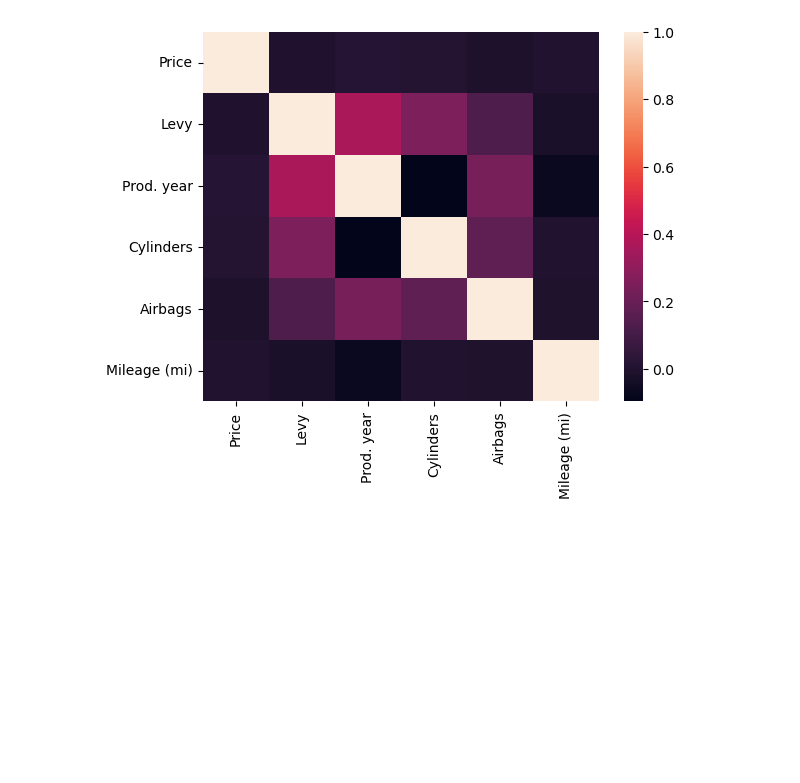
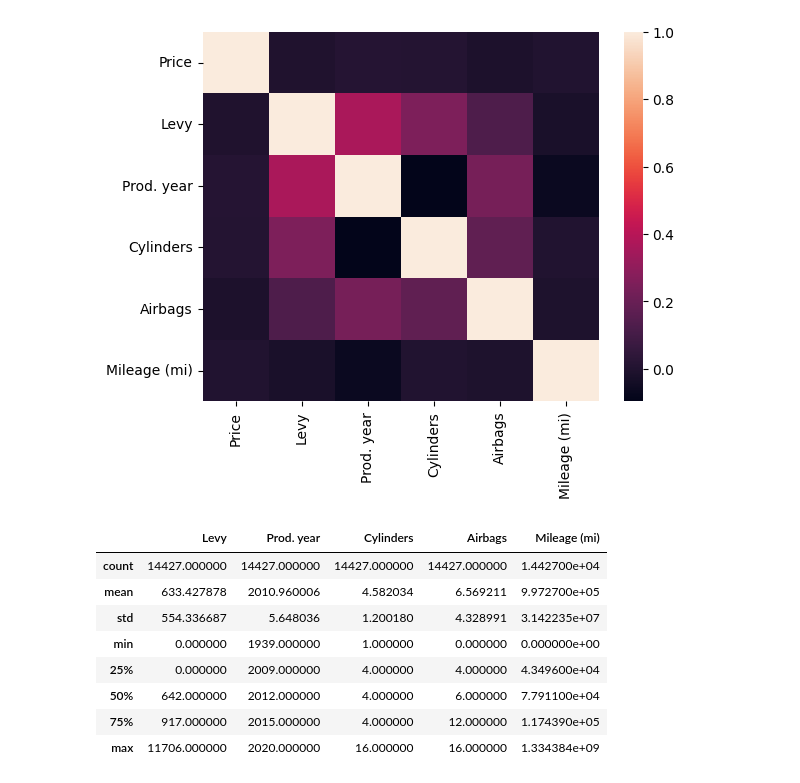
Before and after one commit to lordegraves/predictingCarPrices, a Jupyter notebook: main.ipynb, the cells around one changed output. Saved outputs shown, nothing was run; the diff lists cells and outputs as text; code cells hidden in the pictures; blank space fills up the shorter version.

```diff
--- a/main.ipynb
+++ b/main.ipynb
@@ -111,3 +116,23 @@ sns.heatmap(corr_matrix)
 # %% [output]
 <Axes: >
 [figure]
+# %%
+# Strip 'Price' column out for 'X'
+X = car_df.drop(columns='Price')
+
+# Set y to 'Price' column
+y = car_df['Price']
+
+# Split the data into training and testing sets
+X_train, X_test, y_train, y_test = train_test_split(X, y, random_state=42)
+X_train.describe()
+# %% [output]
+|  | Levy | Prod. year | Cylinders | Airbags | Mileage (mi) |
+| count | 14427.000000 | 14427.000000 | 14427.000000 | 14427.000000 | 1.442700e+04 |
+| mean | 633.427878 | 2010.960006 | 4.582034 | 6.569211 | 9.972700e+05 |
+| std | 554.336687 | 5.648036 | 1.200180 | 4.328991 | 3.142235e+07 |
+| min | 0.000000 | 1939.000000 | 1.000000 | 0.000000 | 0.000000e+00 |
+| 25% | 0.000000 | 2009.000000 | 4.000000 | 4.000000 | 4.349600e+04 |
+| 50% | 642.000000 | 2012.000000 | 4.000000 | 6.000000 | 7.791100e+04 |
+| 75% | 917.000000 | 2015.000000 | 4.000000 | 12.000000 | 1.174390e+05 |
+| max | 11706.000000 | 2020.000000 | 16.000000 | 16.000000 | 1.334384e+09 |
```
Also changed, not shown: parts of 7 cells of this notebook.
